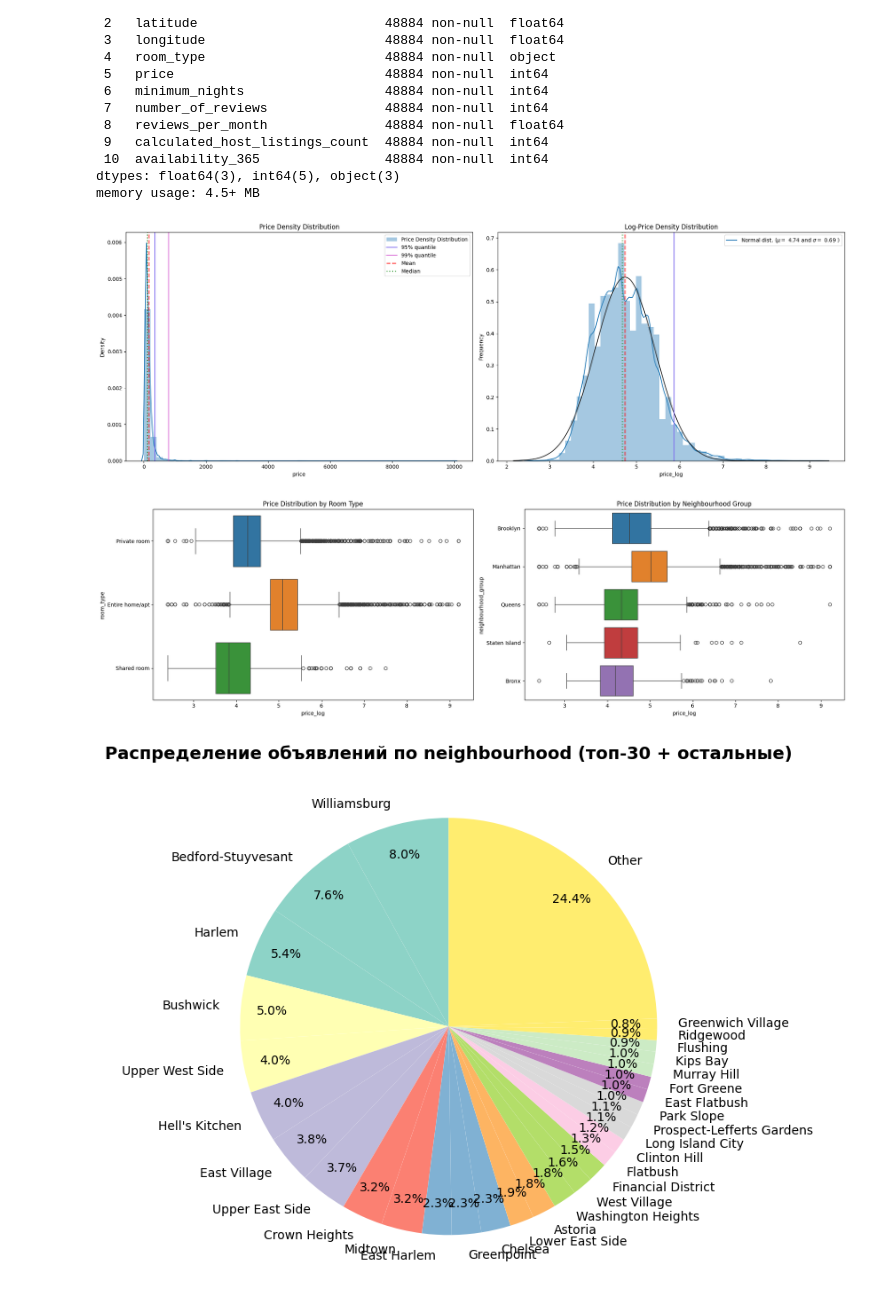
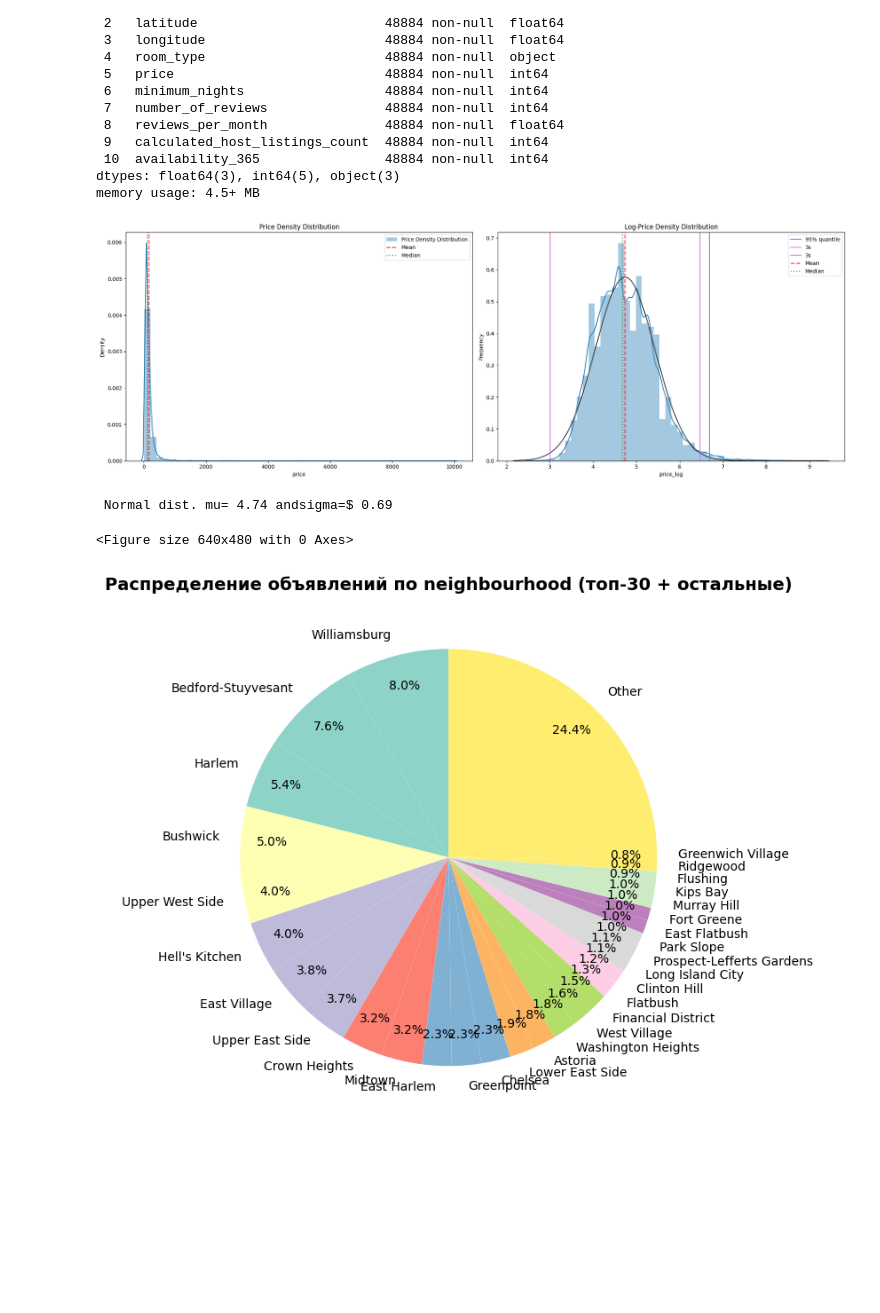
Before and after one commit to Ma-rCh/ML-Basic, a Jupyter notebook: homework_10/homework_10.ipynb, the cells around one changed output. Drawn from its saved outputs; the diff is of its cells as text; code cells hidden in the pictures; blank space fills up the shorter version.

```diff
--- a/homework_10/homework_10.ipynb
+++ b/homework_10/homework_10.ipynb
@@ -40,10 +40,11 @@ calculated_host_listings_count        0
 availability_365                      0
 dtype: int64
 # %%
+#2. Очистка данных
 #выкинем ненужные признаки: id, name, host_id, host_name, last_review
+df_clean = df.drop(['id','name','host_id','host_name','last_review'], axis=1)
 #заполняем 0 пропущенные reviews_per_month
-df_clean = df.drop(['id','name','host_id','host_name','last_review'], axis=1)
-df_clean['reviews_per_month'] = df['reviews_per_month'].fillna(0)
+df_clean['reviews_per_month'] = df_clean['reviews_per_month'].fillna(0)
 #пропусков нет теперь
 #помимо выбросов, в этих графиках есть еще одна аномалия
 data = df_clean.copy()
@@ -69,50 +70,47 @@ Data columns (total 11 columns):
 dtypes: float64(3), int64(5), object(3)
 memory usage: 4.5+ MB
 # %%
-#распределение целевой переменной
+#3. распределение целевой переменной
 import warnings
 warnings.filterwarnings('ignore')
 import numpy as np
 from scipy.stats import norm
 
 # Создаём логарифмированную переменную
 data['price_log'] = np.log1p(data['price'])
 
 fig, axes = plt.subplots(1, 2, figsize=(20, 7))
 
 sns.distplot(data['price'], ax=axes[0], label='Price Density Distribution')
-axes[0].axvline(data.price.quantile(0.95), label='95% quantile', c='mediumslateblue')
-axes[0].axvline(data.price.quantile(0.99), label='99% quantile', c='orchid')
 axes[0].axvline(np.mean(data.price), color='red', linestyle='--', linewidth=2, alpha=0.7, label='Mean')
 axes[0].axvline(data.price.median(), color='green', linestyle=':', linewidth=2, alpha=0.7, label='Median')
 axes[0].set_title('Price Density Distribution')
 axes[0].legend()
 
 (mu, sigma) = norm.fit(data['price_log'])
+
+lower_bound =mu - 2 * sigma
+upper_bound =mu + 2 * sigma
+
 sns.distplot(data['price_log'], fit=norm, ax=axes[1])
-axes[1].axvline(data.price_log.quantile(0.95), label='95% quantile', c='mediumslateblue')
+axes[1].axvline(data.price_log.quantile(0.99), label='95% quantile', c='mediumslateblue')
+axes[1].axvline( lower_bound, label='3s', c='orchid')
+axes[1].axvline( upper_bound, label='3s', c='orchid')
 axes[1].axvline(np.mean(data.price_log), color='red', linestyle='--', linewidth=2, alpha=0.7, label='Mean')
 axes[1].axvline(data.price_log.median(), color='green', linestyle=':', linewidth=2, alpha=0.7, label='Median')
 axes[1].set_ylabel('Frequency')
 axes[1].set_title('Log-Price Density Distribution')
-axes[1].legend(['Normal dist. ($\\mu=$ {:.2f} and $\\sigma=$ {:.2f} )'.format(mu, sigma)], loc='best')
+#axes[1].legend(['Normal dist. ($\\mu=$ {:.2f} and $\\sigma=$ {:.2f} )'.format(mu, sigma)], loc='best')
+axes[1].legend()
+plt.tight_layout()
+plt.show()
 
 plt.tight_layout()
-plt.show()
+print(f"\n Normal dist. mu= {mu:.2f} andsigma=$ {sigma:.2f} ")
+
+#нормальное распределение, после разделения на train/test можно почистить выбросы
 # %% [output]
-[figure, old version]
+[figure, new version]
+ Normal dist. mu= 4.74 andsigma=$ 0.69
+<Figure size 640x480 with 0 Axes>
-# %%
-fig, axes = plt.subplots(1, 2, figsize=(20, 6))
-
-sns.boxplot(data=data, x='price_log', y='room_type', hue='room_type', ax=axes[0])
-axes[0].set_title('Price Distribution by Room Type')
-sns.boxplot(data=data, x='price_log', y='neighbourhood_group', hue='neighbourhood_group', ax=axes[1])
-axes[1].set_title('Price Distribution by Neighbourhood Group')
-
-plt.tight_layout()
-plt.show()
-#следовательно кодируем целевую переменную
-data['room_type_enc'] = data['room_type'].map({'Private room':2, 'Entire home/apt':3, 'Shared room':1})
-# %% [output]
-[figure, removed]
 # %%
```
Also changed, not shown: parts of 16 cells of this notebook.
